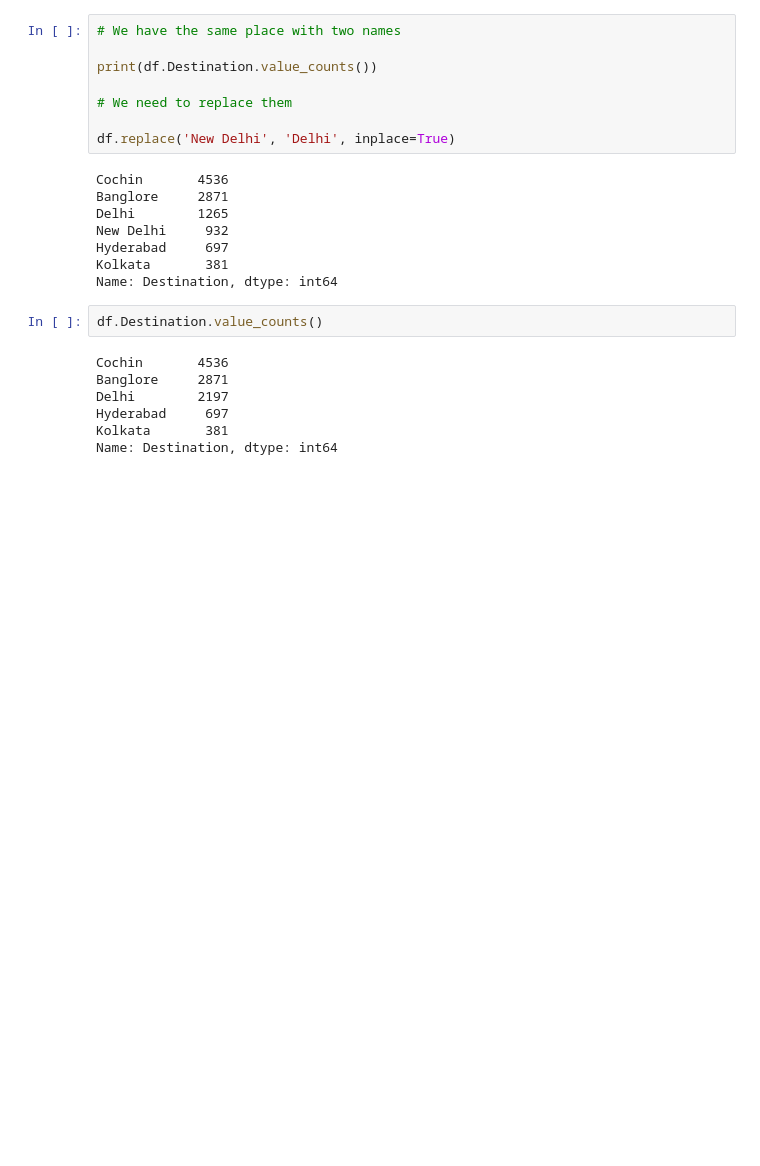
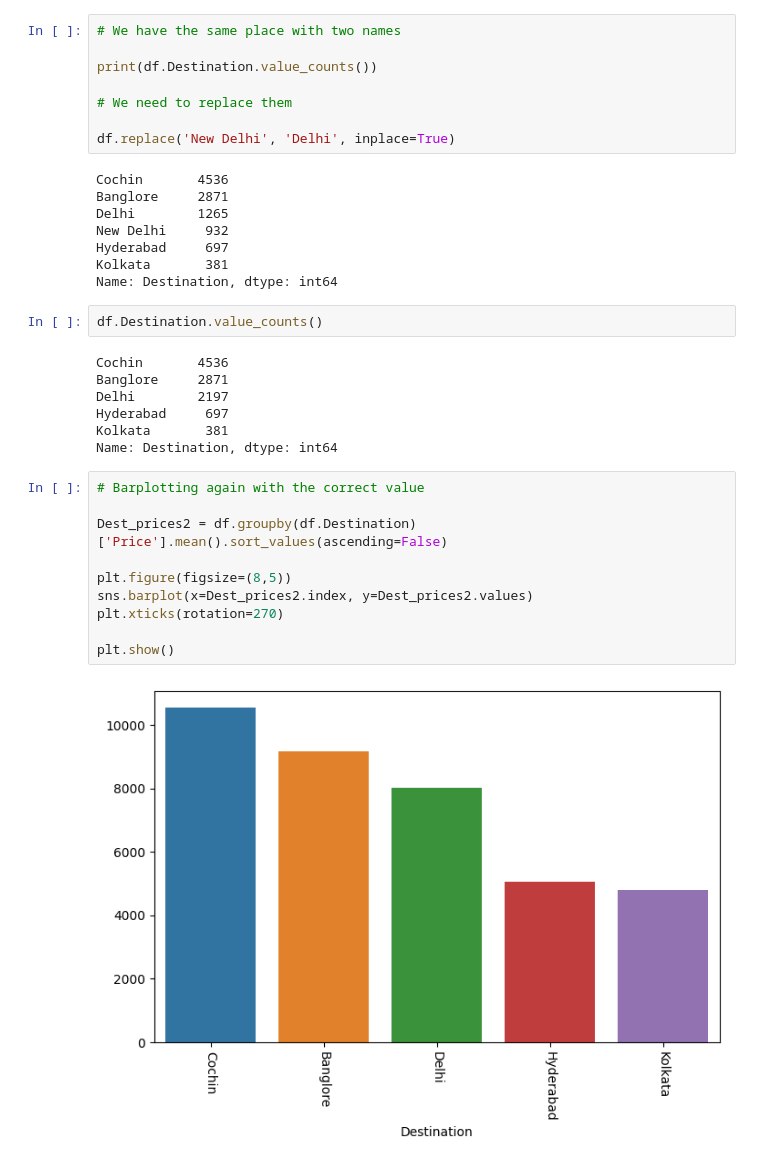
Before and after one commit to RochaErik/Project-Flight-Price-Predictor, a Jupyter notebook: Flight_Price_Predictor.ipynb, the cells around one changed output. Drawn from its saved outputs; the diff is of its cells as text; blank space fills up the shorter version.

```diff
--- a/Flight_Price_Predictor.ipynb
+++ b/Flight_Price_Predictor.ipynb
@@ -314,3 +328,15 @@ Delhi        2197
 Hyderabad     697
 Kolkata       381
 Name: Destination, dtype: int64
+# %%
+# Barplotting again with the correct value
+
+Dest_prices2 = df.groupby(df.Destination)['Price'].mean().sort_values(ascending=False)
+
+plt.figure(figsize=(8,5))
+sns.barplot(x=Dest_prices2.index, y=Dest_prices2.values)
+plt.xticks(rotation=270)
+
+plt.show()
+# %% [output]
+[figure, added]
```
Also changed, not shown: parts of 3 cells of this notebook.
